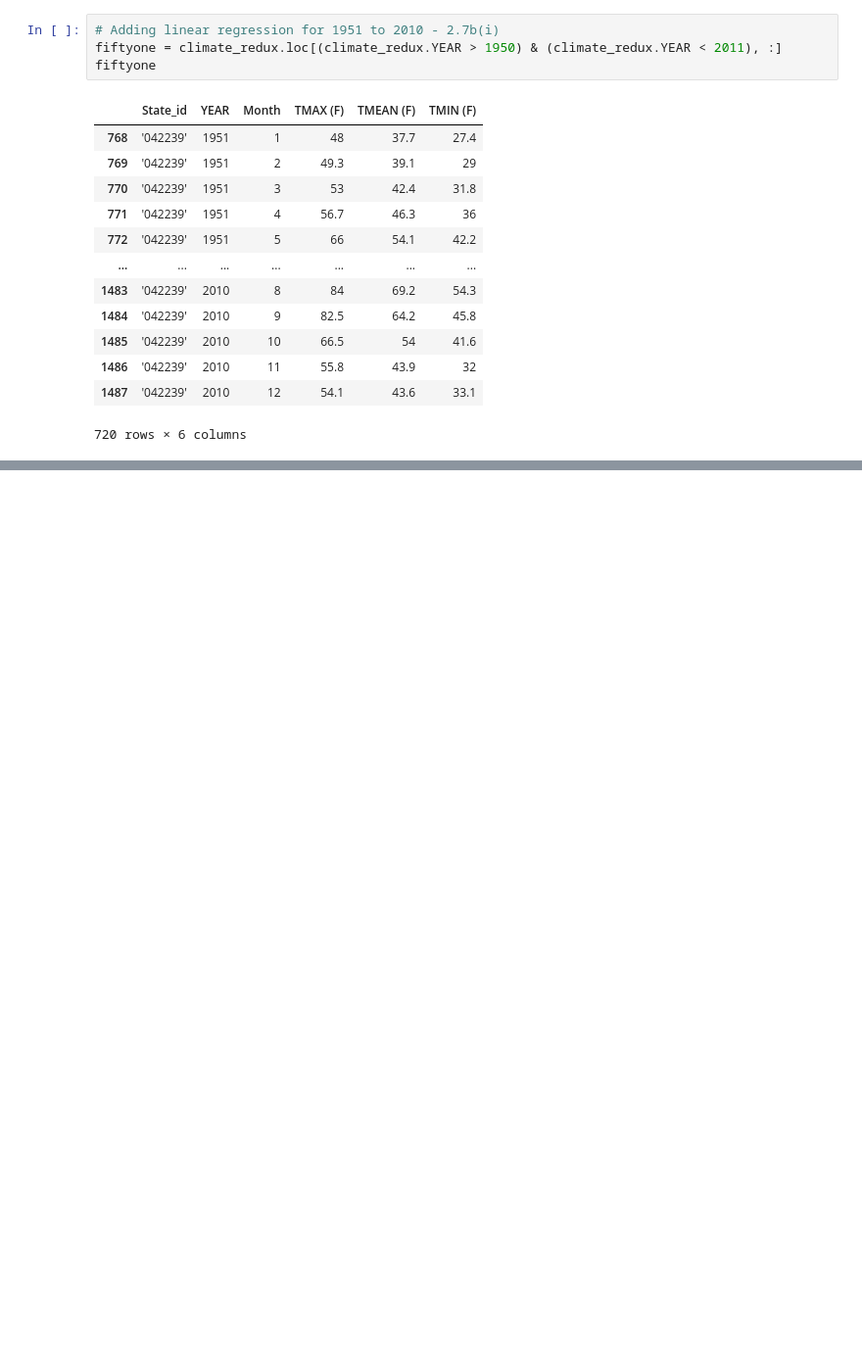
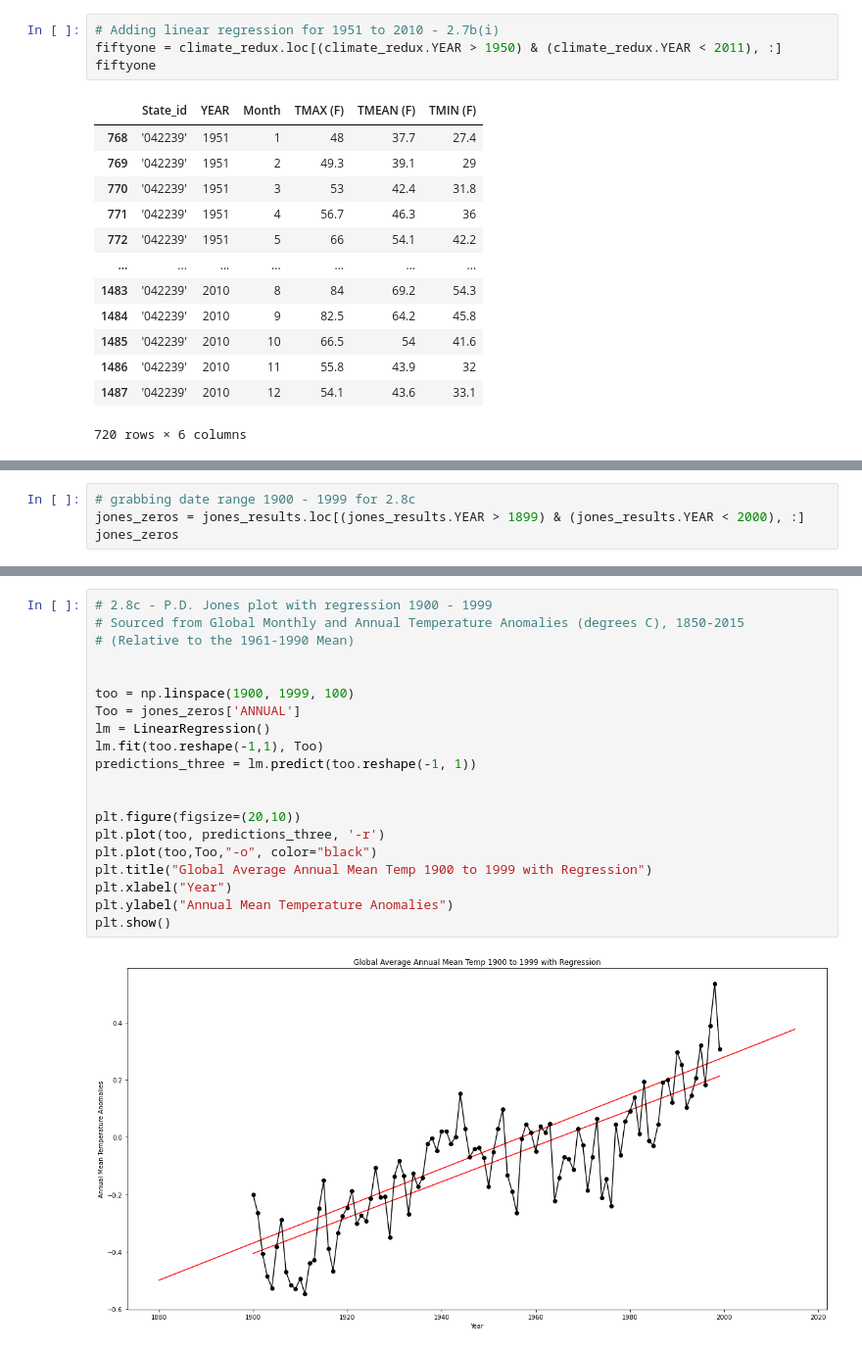
Before and after one commit to jordan-gilmartin/cuyamaca-climatology-analysis, a Jupyter notebook: cuyamaca-climatology-analysis.ipynb, the cells around one changed output, grey strips where cells are left out. Shown: that part at 98% size. Saved outputs shown, nothing was run; the diff lists cells and outputs as text; blank space fills up the shorter version.

```diff
--- a/cuyamaca-climatology-analysis.ipynb
+++ b/cuyamaca-climatology-analysis.ipynb
@@ -494,0 +538,4 @@ jones_eighty
+# %%
+# grabbing date range 1900 - 1999 for 2.8c
+jones_zeros = jones_results.loc[(jones_results.YEAR > 1899) & (jones_results.YEAR < 2000), :]
+jones_zeros
@@ -494,0 +556,22 @@ jones_eighty
+# %%
+# 2.8c - P.D. Jones plot with regression 1900 - 1999
+# Sourced from Global Monthly and Annual Temperature Anomalies (degrees C), 1850-2015
+# (Relative to the 1961-1990 Mean)
+
+
+too = np.linspace(1900, 1999, 100)
+Too = jones_zeros['ANNUAL']
+lm = LinearRegression()
+lm.fit(too.reshape(-1,1), Too)
+predictions_three = lm.predict(too.reshape(-1, 1))
+
+
+plt.figure(figsize=(20,10))
+plt.plot(too, predictions_three, '-r')
+plt.plot(too,Too,"-o", color="black")
+plt.title("Global Average Annual Mean Temp 1900 to 1999 with Regression")
+plt.xlabel("Year")
+plt.ylabel("Annual Mean Temperature Anomalies")
+plt.show()
+# %% [output]
+[figure, added]
```
Also changed, not shown: parts of 10 cells of this notebook, 1 other file.
